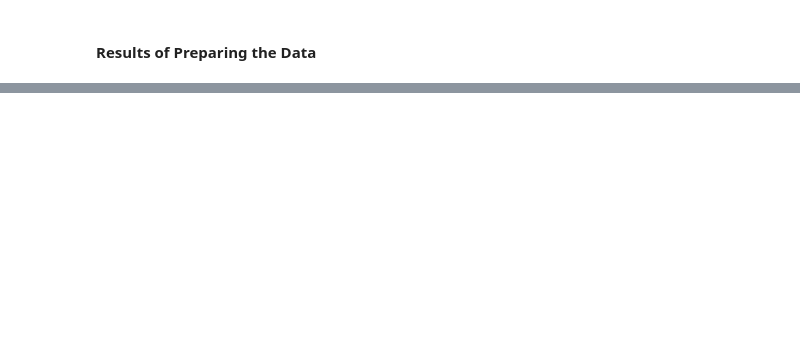
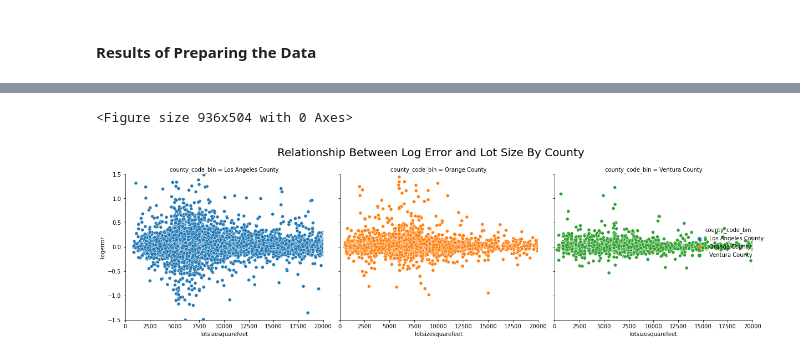
Before and after one commit to rachelrobbinsmayhill/clustering_project, a Jupyter notebook: final_report.ipynb, the cells around one changed output, grey strips where cells are left out. Saved outputs shown, nothing was run; the diff lists cells and outputs as text; code cells hidden in the pictures; blank space fills up the shorter version.

```diff
--- a/final_report.ipynb
+++ b/final_report.ipynb
@@ -146,0 +224,20 @@ df.head().T
+# %%
+x = train.lotsizesquarefeet
+y = train.logerror
+# Set size of figure
+plt.figure(figsize = (13,7))
+# Create scatterplot
+ax = sns.relplot(data=train, x= x, y= y, hue="county_code_bin", col="county_code_bin")
+# set x and y limits to 'zoom in'
+ax.set(xlim = (0, 20000), ylim= (-1.5,1.5)) # set the limits to the desired ones
+# fit labels and legend
+plt.suptitle('Relationship Between Log Error and Lot Size By County', fontsize = 20)
+plt.yticks(fontsize = 14)
+plt.ylabel('Log Error', fontsize = 16)
+
+
+plt.tight_layout()
+plt.show()
+# %% [output]
+<Figure size 936x504 with 0 Axes>
+[figure, added]
```
Also changed, not shown: parts of 44 cells of this notebook.
